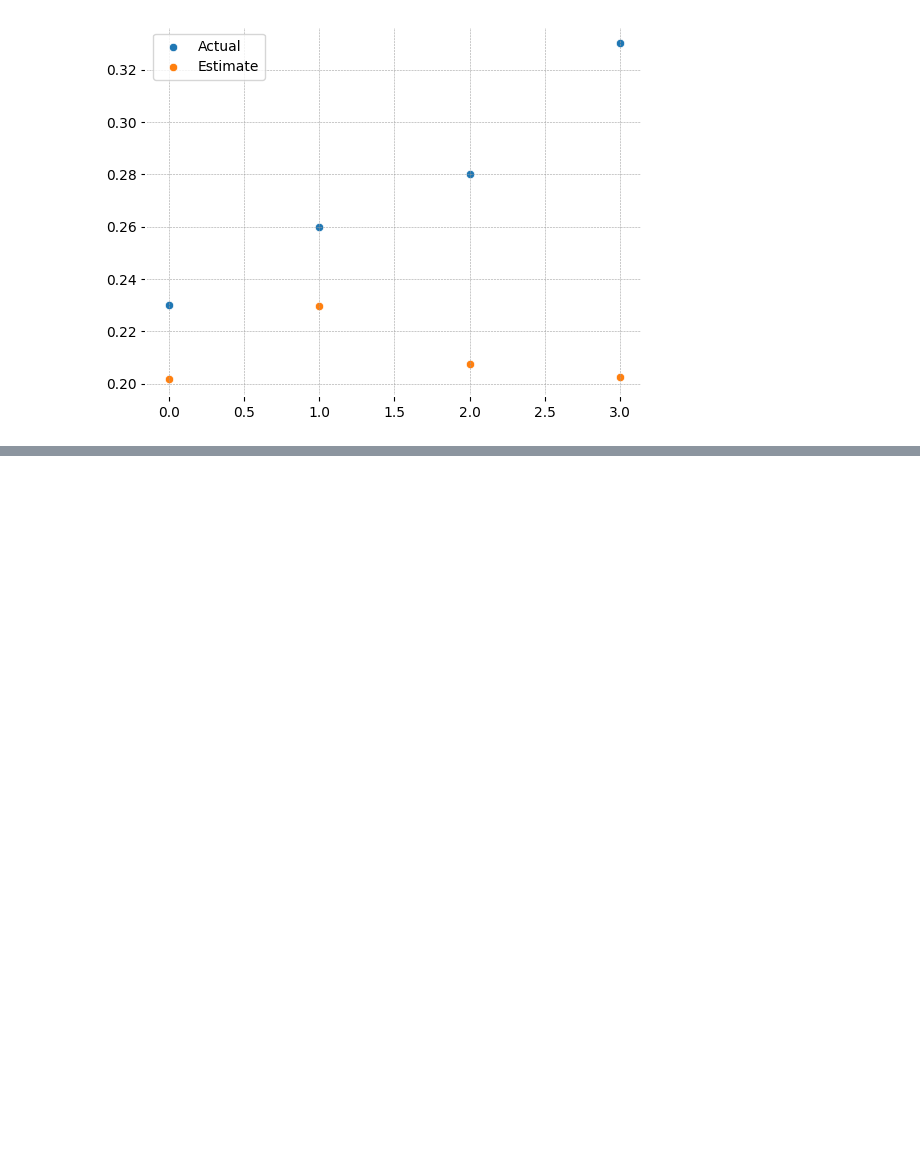
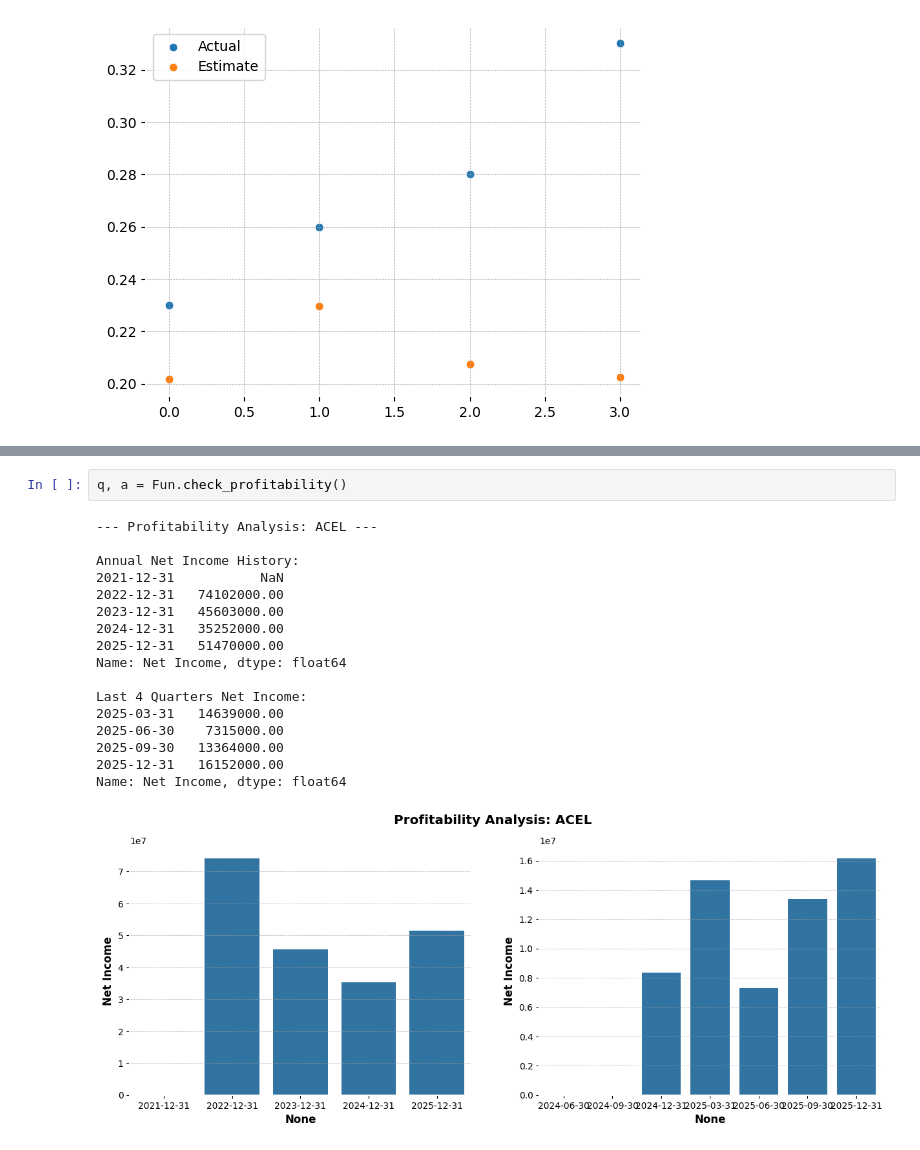
Before and after one commit to hodge-py/Quatro_Models, a Jupyter notebook: ACEL.ipynb, the cells around one changed output, grey strips where cells are left out. Cells and saved outputs as stored; diff of their text form; blank space fills up the shorter version.

```diff
--- a/ACEL.ipynb
+++ b/ACEL.ipynb
@@ -127,0 +134,20 @@ Revenue: [4.243850e+08 7.347070e+08 9.697970e+08 1.170420e+09 1.230972e+09
+# %%
+q, a = Fun.check_profitability()
+# %% [output]
+--- Profitability Analysis: ACEL ---
+
+Annual Net Income History:
+2021-12-31           NaN
+2022-12-31   74102000.00
+2023-12-31   45603000.00
+2024-12-31   35252000.00
+2025-12-31   51470000.00
+Name: Net Income, dtype: float64
+
+Last 4 Quarters Net Income:
+2025-03-31   14639000.00
+2025-06-30    7315000.00
+2025-09-30   13364000.00
+2025-12-31   16152000.00
+Name: Net Income, dtype: float64
+[figure, added]
```
Also changed, not shown: parts of 6 cells of this notebook, 7 other files.
